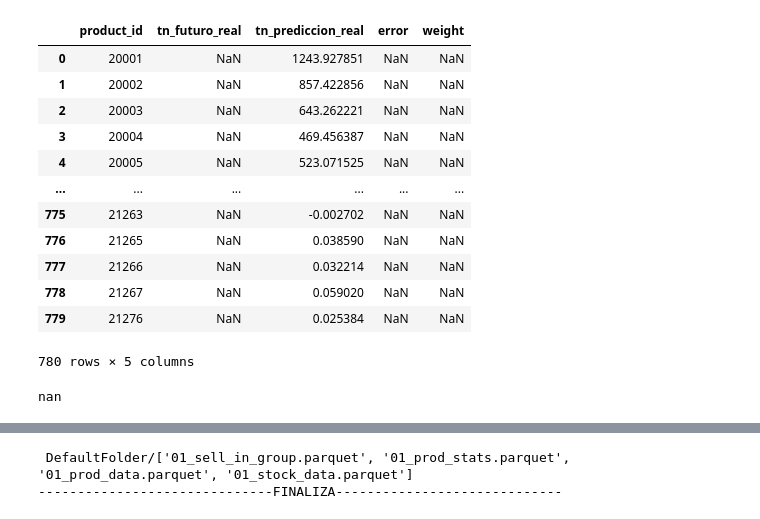
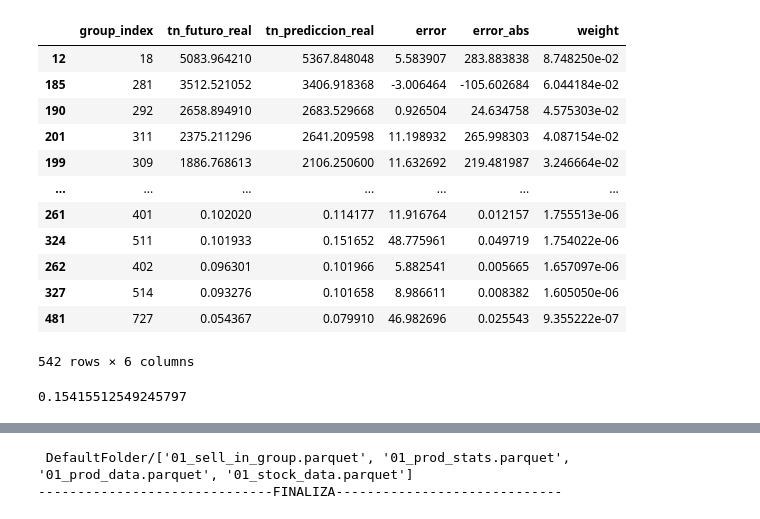
Before and after one commit to waldof86/labo3-2024v, a Jupyter notebook: Proyecto/06_evaluar_prediccion.ipynb, the cells around one changed output, grey strips where cells are left out. Saved outputs shown, nothing was run; the diff lists cells and outputs as text; code cells hidden in the pictures.

```diff
--- a/Proyecto/06_evaluar_prediccion.ipynb
+++ b/Proyecto/06_evaluar_prediccion.ipynb
@@ -21,0 +22,7 @@ print(f"------------------------------COMIENZA-----------------------------\n[{F
+# %%
+#df = pd.read_parquet('sell_in_pred.parquet')
+df = pd.read_parquet(f"./Experimentos/2024-06-23_NuevoScript/05_sell_in_pred.parquet")
+prod_data_ungroup = pd.read_parquet(f"./Experimentos/2024-06-23_NuevoScript/01_prod_data_ungroup.parquet")
+prod_a_predecir = pd.read_csv('../productos_a_predecir.txt', sep='\t')
+#df = pd.read_parquet(f"{FOLDER}/{FILES[4][0]}")
+df.head(10)
@@ -22,5 +42,5 @@ print(f"------------------------------COMIENZA-----------------------------\n[{F
 # %%
-#df = pd.read_parquet('sell_in_pred.parquet')
-df = pd.read_parquet(f"{FOLDER}/{FILES[4][0]}")
-df.head()
+df_fut = pd.read_parquet(f"./Experimentos/2024-06-23_NuevoScript/05_sell_in_pred_futuro.parquet")
+#df_fut = pd.read_parquet(f"{FOLDER}/{FILES[4][1]}")
+df_fut.head(10)
 # %% [output]
@@ -50,26 +63,28 @@ def perdida(real, prediccion):
     resultado = perdida / total
     return resultado
 # %%
-df_pred = df[['product_id', 'tn_futuro_real', 'tn_prediccion_real']]
+df_pred = df[['group_index', 'tn_futuro_real', 'tn_prediccion_real']]
 df_pred['error'] = -(df_pred['tn_futuro_real'] - df_pred['tn_prediccion_real'])/df_pred['tn_futuro_real']*100
+df_pred['error_abs'] = -(df_pred['tn_futuro_real'] - df_pred['tn_prediccion_real'])
 df_pred['weight'] = df_pred['tn_futuro_real']/df_pred['tn_futuro_real'].sum()
+df_pred.sort_values('weight', ascending=False, inplace=True)
 df_pred
 # %% [output]
-|  | product_id | tn_futuro_real | tn_prediccion_real | error | weight |
-| 0 | 20001 | NaN | 1243.927851 | NaN | NaN |
-| 1 | 20002 | NaN | 857.422856 | NaN | NaN |
-| 2 | 20003 | NaN | 643.262221 | NaN | NaN |
-| 3 | 20004 | NaN | 469.456387 | NaN | NaN |
-| 4 | 20005 | NaN | 523.071525 | NaN | NaN |
-| ... | ... | ... | ... | ... | ... |
-| 775 | 21263 | NaN | -0.002702 | NaN | NaN |
-| 776 | 21265 | NaN | 0.038590 | NaN | NaN |
-| 777 | 21266 | NaN | 0.032214 | NaN | NaN |
-| 778 | 21267 | NaN | 0.059020 | NaN | NaN |
-| 779 | 21276 | NaN | 0.025384 | NaN | NaN |
+|  | group_index | tn_futuro_real | tn_prediccion_real | error | error_abs | weight |
+| 12 | 18 | 5083.964210 | 5367.848048 | 5.583907 | 283.883838 | 8.748250e-02 |
+| 185 | 281 | 3512.521052 | 3406.918368 | -3.006464 | -105.602684 | 6.044184e-02 |
+| 190 | 292 | 2658.894910 | 2683.529668 | 0.926504 | 24.634758 | 4.575303e-02 |
+| 201 | 311 | 2375.211296 | 2641.209598 | 11.198932 | 265.998303 | 4.087154e-02 |
+| 199 | 309 | 1886.768613 | 2106.250600 | 11.632692 | 219.481987 | 3.246664e-02 |
+| ... | ... | ... | ... | ... | ... | ... |
+| 261 | 401 | 0.102020 | 0.114177 | 11.916764 | 0.012157 | 1.755513e-06 |
+| 324 | 511 | 0.101933 | 0.151652 | 48.775961 | 0.049719 | 1.754022e-06 |
+| 262 | 402 | 0.096301 | 0.101966 | 5.882541 | 0.005665 | 1.657097e-06 |
+| 327 | 514 | 0.093276 | 0.101658 | 8.986611 | 0.008382 | 1.605050e-06 |
+| 481 | 727 | 0.054367 | 0.079910 | 46.982696 | 0.025543 | 9.355222e-07 |
-780 rows × 5 columns
+542 rows × 6 columns
 # %%
 perdida = perdida(df_pred['tn_futuro_real'], df_pred['tn_prediccion_real'])
 perdida
 # %% [output]
-nan
+0.15415512549245797
```
Also changed, not shown: parts of 8 cells of this notebook, 13 other files.
